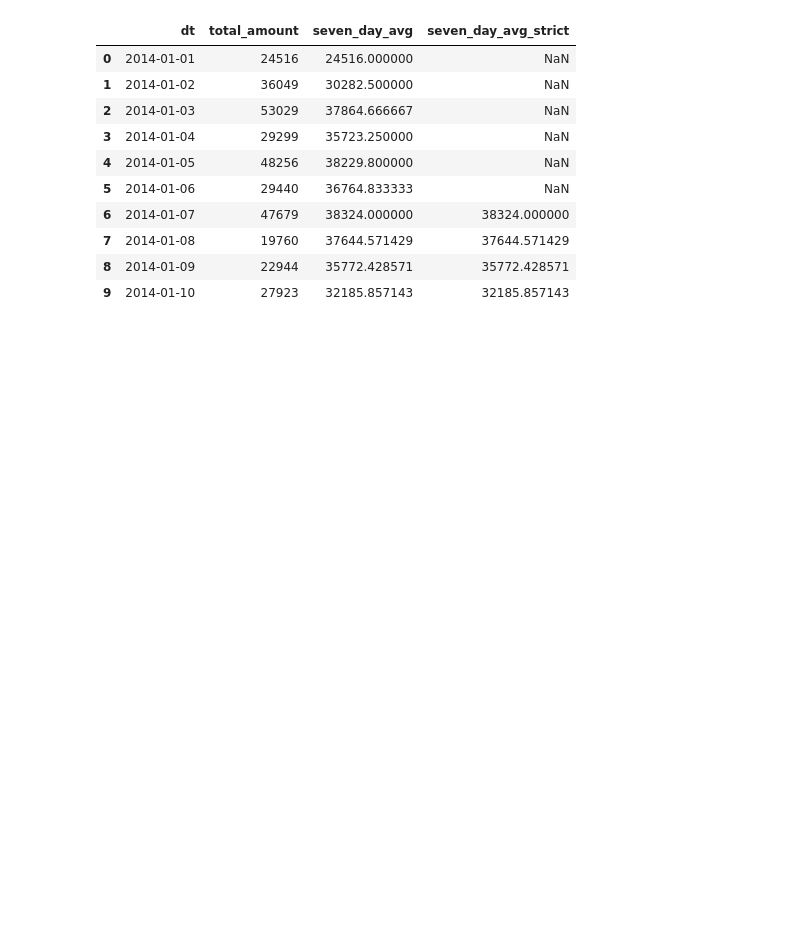
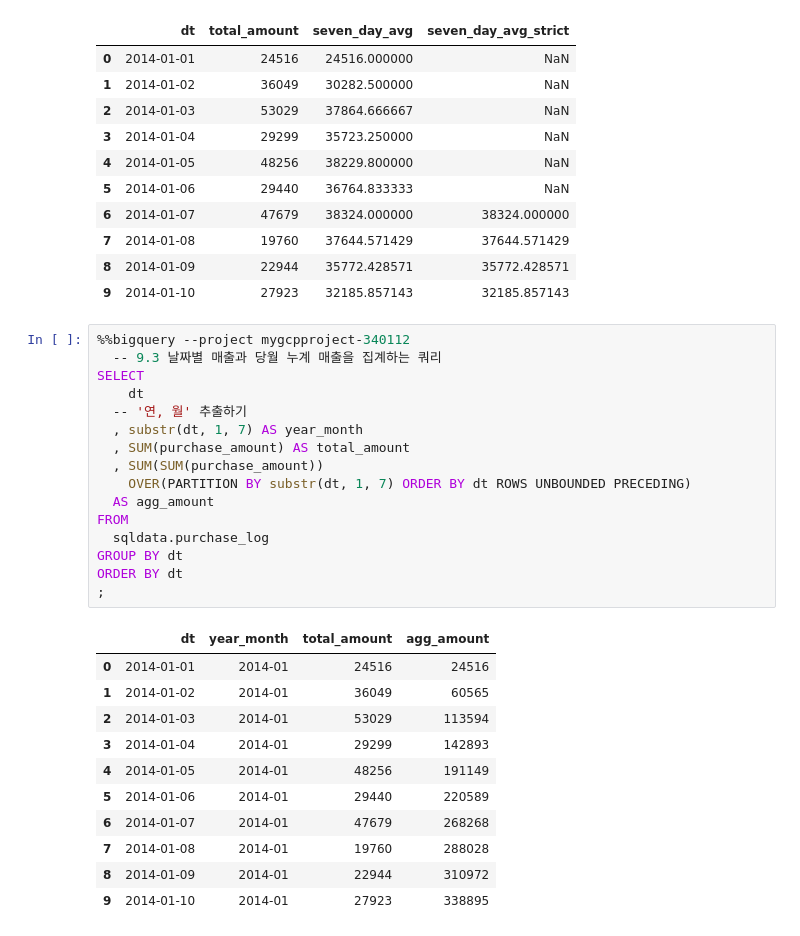
Before and after one commit to yhp2205/SQL, a Jupyter notebook: ch_9.ipynb, the cells around one changed output. Saved outputs shown, nothing was run; the diff lists cells and outputs as text; blank space fills up the shorter version.

```diff
--- a/ch_9.ipynb
+++ b/ch_9.ipynb
@@ -121,3 +121,31 @@ ORDER BY dt
 | 7 | 2014-01-08 | 19760 | 37644.571429 | 37644.571429 |
 | 8 | 2014-01-09 | 22944 | 35772.428571 | 35772.428571 |
 | 9 | 2014-01-10 | 27923 | 32185.857143 | 32185.857143 |
+# %%
+%%bigquery --project mygcpproject-340112
+  -- 9.3 날짜별 매출과 당월 누계 매출을 집계하는 쿼리
+SELECT
+    dt
+  -- '연, 월' 추출하기
+  , substr(dt, 1, 7) AS year_month
+  , SUM(purchase_amount) AS total_amount
+  , SUM(SUM(purchase_amount))
+    OVER(PARTITION BY substr(dt, 1, 7) ORDER BY dt ROWS UNBOUNDED PRECEDING)
+  AS agg_amount
+FROM
+  sqldata.purchase_log
+GROUP BY dt
+ORDER BY dt
+;
+# %% [output]
+|  | dt | year_month | total_amount | agg_amount |
+| 0 | 2014-01-01 | 2014-01 | 24516 | 24516 |
+| 1 | 2014-01-02 | 2014-01 | 36049 | 60565 |
+| 2 | 2014-01-03 | 2014-01 | 53029 | 113594 |
+| 3 | 2014-01-04 | 2014-01 | 29299 | 142893 |
+| 4 | 2014-01-05 | 2014-01 | 48256 | 191149 |
+| 5 | 2014-01-06 | 2014-01 | 29440 | 220589 |
+| 6 | 2014-01-07 | 2014-01 | 47679 | 268268 |
+| 7 | 2014-01-08 | 2014-01 | 19760 | 288028 |
+| 8 | 2014-01-09 | 2014-01 | 22944 | 310972 |
+| 9 | 2014-01-10 | 2014-01 | 27923 | 338895 |
```
